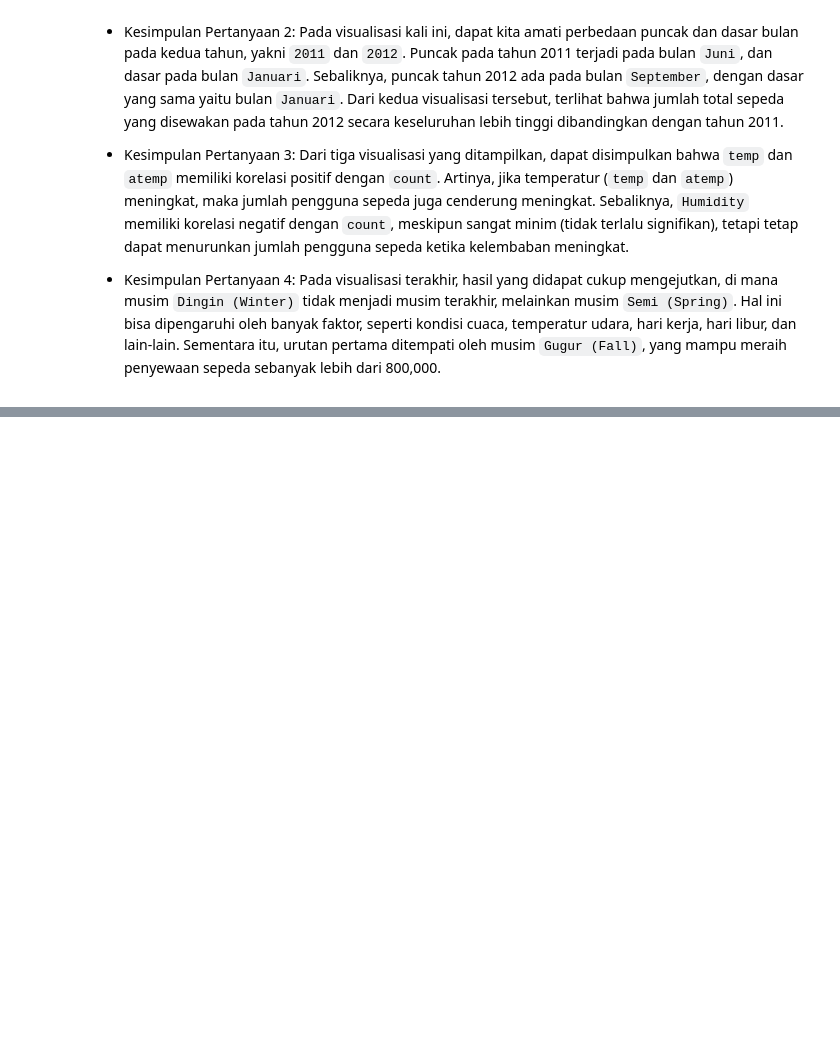
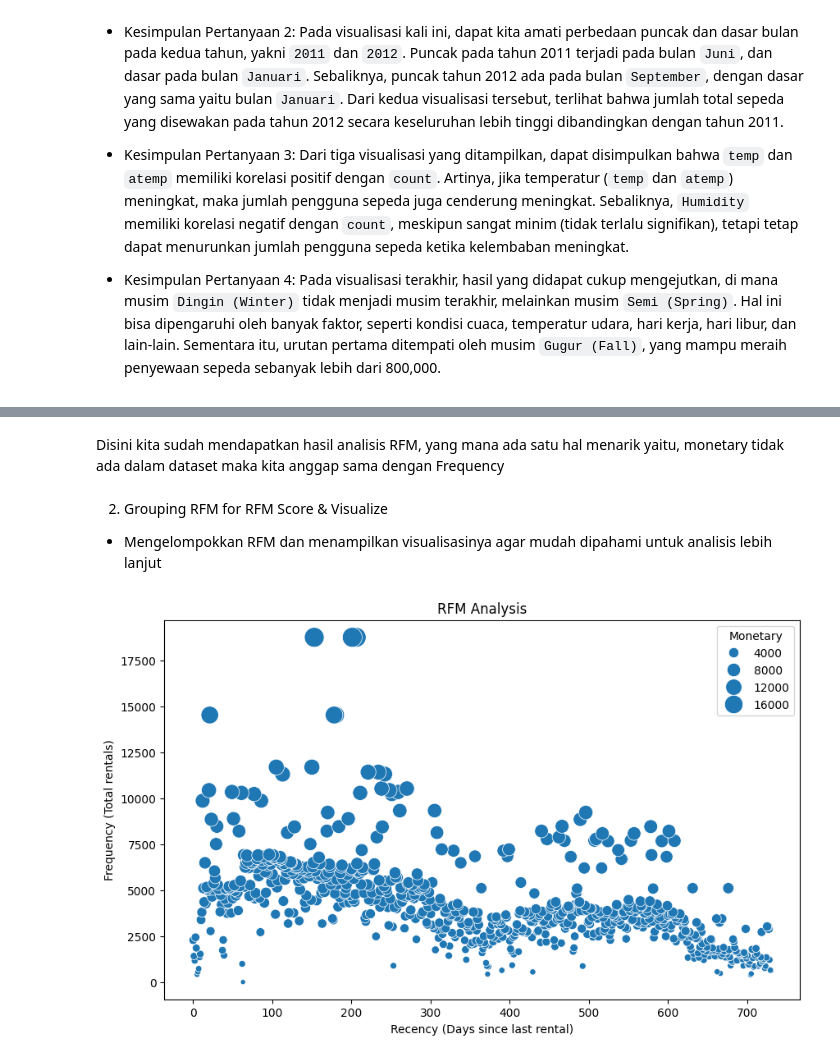
Before and after one commit to MasDewaa/Analisis-Data-Bike-Sharing, a Jupyter notebook: notebook.ipynb, the cells around one changed output, grey strips where cells are left out. Cells and saved outputs as stored; diff of their text form; code cells hidden in the pictures; blank space fills up the shorter version.

```diff
--- a/notebook.ipynb
+++ b/notebook.ipynb
@@ -681,0 +689,20 @@ plt.show()
+# %%
+# Anggap kita punya data dari pengguna terdaftar
+rfm_df = day_df[['registered', 'dateday']].copy()
+rfm_df['count'] = rfm_df['registered']  # Menggunakan jumlah penyewaan terdaftar
+
+# Menghitung Recency
+rfm_df['Recency'] = (rfm_df['dateday'].max() - rfm_df['dateday']).dt.days
+
+# Menghitung Frequency
+frequency_df = rfm_df.groupby('registered').agg(Frequency=('count', 'sum')).reset_index()
+
+# Menghitung Monetary (tidak ada informasi monetary dalam dataset, kita anggap sama dengan Frequency)
+monetary_df = frequency_df.copy()
+monetary_df.rename(columns={'Frequency': 'Monetary'}, inplace=True)
+
+# Menggabungkan RFM
+rfm_result = frequency_df.merge(monetary_df, on='registered')
+rfm_result = rfm_result.merge(rfm_df[['registered', 'Recency']].drop_duplicates(), on='registered')
+
+rfm_result.head()
@@ -681,0 +716,18 @@ plt.show()
+# %% [markdown]
+Disini kita sudah mendapatkan hasil analisis RFM, yang mana ada satu hal menarik yaitu, monetary tidak ada dalam dataset maka kita anggap sama dengan Frequency
+# %% [markdown]
+2. Grouping RFM for RFM Score & Visualize
+- Mengelompokkan RFM dan menampilkan visualisasinya agar mudah dipahami untuk analisis lebih lanjut
+# %%
+# Mengelompokkan RFM
+rfm_result['RFM_Score'] = rfm_result['Recency'] + rfm_result['Frequency'] + rfm_result['Monetary']
+
+# Visualisasi
+plt.figure(figsize=(10, 6))
+sns.scatterplot(data=rfm_result, x='Recency', y='Frequency', size='Monetary', sizes=(20, 300))
+plt.title('RFM Analysis')
+plt.xlabel('Recency (Days since last rental)')
+plt.ylabel('Frequency (Total rentals)')
+plt.show()
+# %% [output]
+[figure, added]
```
Also changed, not shown: parts of 8 cells of this notebook, 1 other file.
